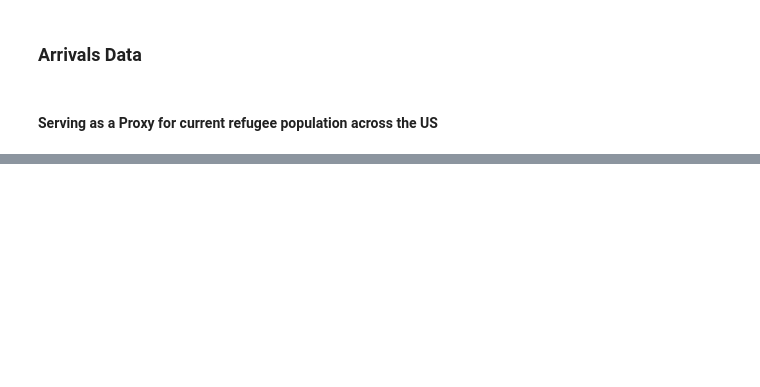
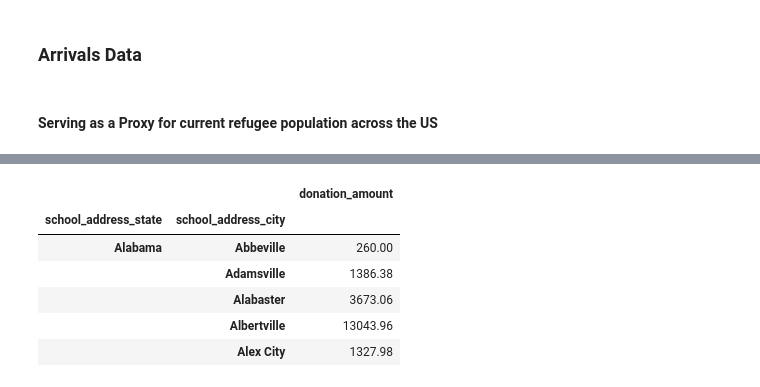
Before and after one commit to USA4UNHCR/DonorsChoose.org-Challenge, a Jupyter notebook: your_work/Maria/Donors_choose_data_exploration.ipynb, the cells around one changed output, grey strips where cells are left out. Drawn from its saved outputs; the diff is of its cells as text; code cells hidden in the pictures; blank space fills up the shorter version.

```diff
--- a/your_work/Maria/Donors_choose_data_exploration.ipynb
+++ b/your_work/Maria/Donors_choose_data_exploration.ipynb
@@ -51,0 +78,12 @@ grouped_by_city = arrivals.groupby(['City'])
+# %%
+grouped_by_city_donation = merge_SchoolsDonor_location.groupby(['school_address_state', 'school_address_city'])['donation_amount'].sum().to_frame()
+# %%
+grouped_by_city_donation.head()
+# %% [output]
+|  |  | donation_amount |
+| school_address_state | school_address_city |  |
+| Alabama | Abbeville | 260.00 |
+|  | Adamsville | 1386.38 |
+|  | Alabaster | 3673.06 |
+|  | Albertville | 13043.96 |
+|  | Alex City | 1327.98 |
```
Also changed, not shown: parts of 13 cells of this notebook.
